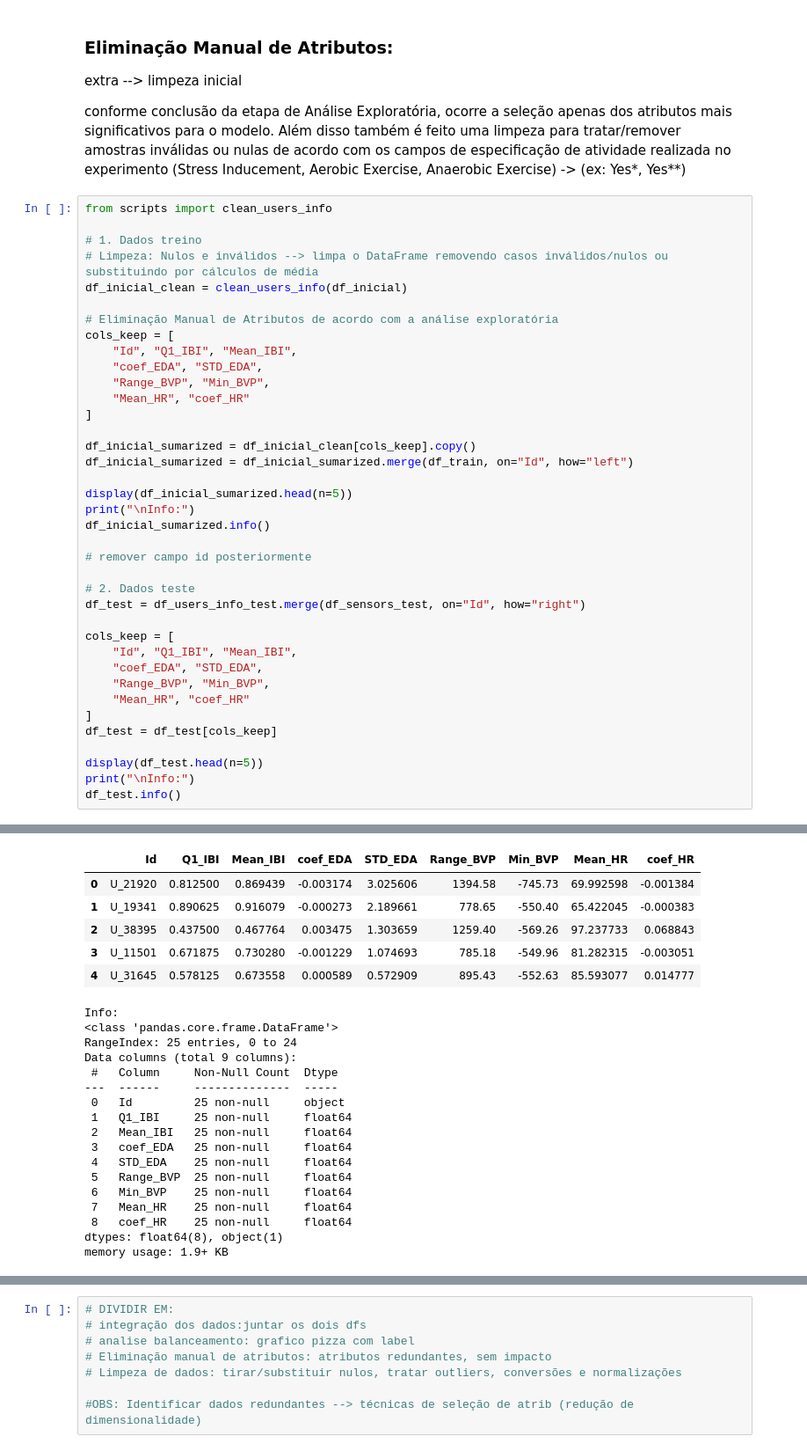
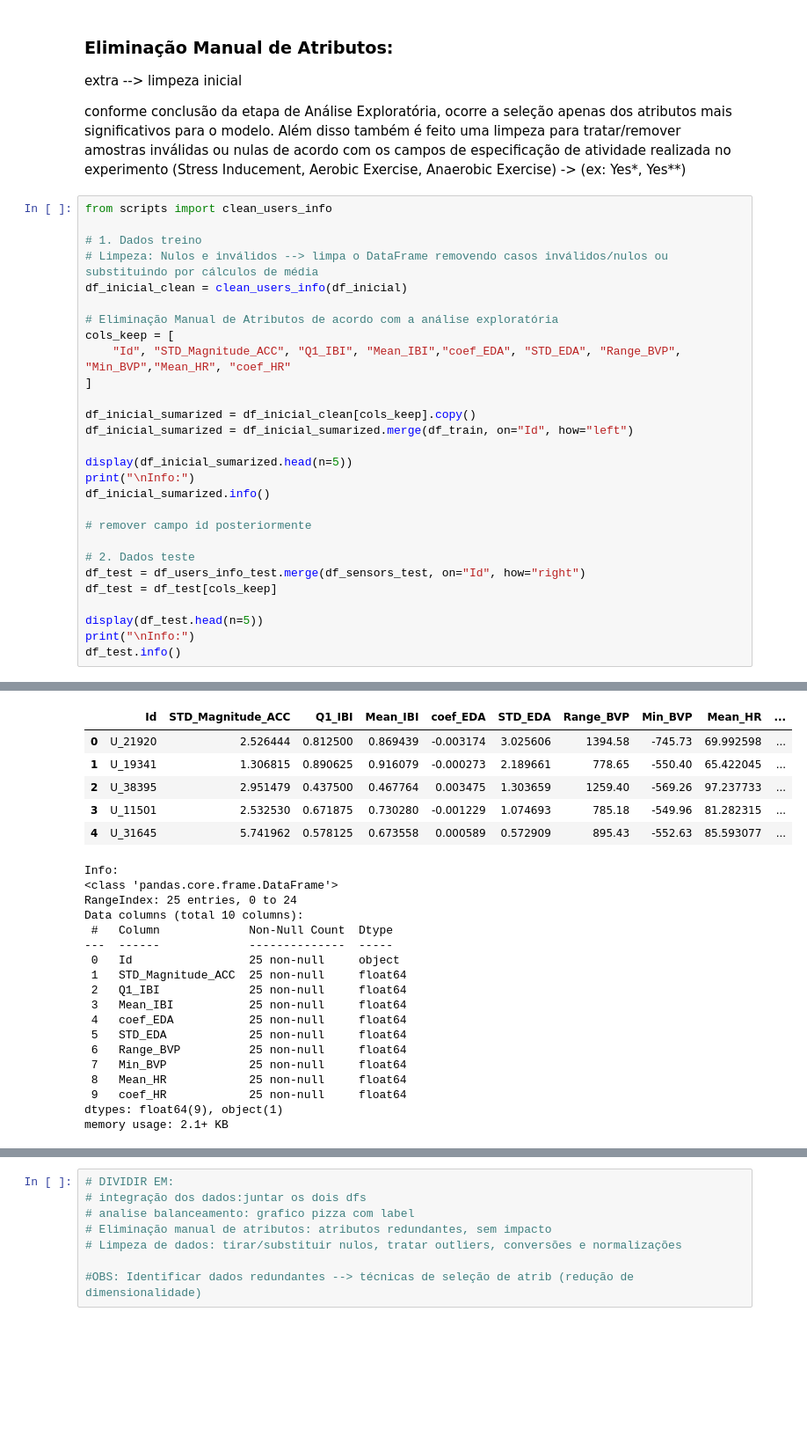
Before and after one commit to ottonifel/PROJETO_ML_FelipeOttoni_LeticiaAlmeida, a Jupyter notebook: main.ipynb, the cells around one changed output, grey strips where cells are left out. Shown at 88% size. Drawn from its saved outputs; the diff is of its cells as text; blank space fills up the shorter version.

```diff
--- a/main.ipynb
+++ b/main.ipynb
@@ -525,10 +596,7 @@ df_inicial_clean = clean_users_info(df_inicial)
 
 # Eliminação Manual de Atributos de acordo com a análise exploratória
 cols_keep = [
-    "Id", "Q1_IBI", "Mean_IBI",
-    "coef_EDA", "STD_EDA",
-    "Range_BVP", "Min_BVP",
-    "Mean_HR", "coef_HR"
+    "Id", "STD_Magnitude_ACC", "Q1_IBI", "Mean_IBI","coef_EDA", "STD_EDA", "Range_BVP", "Min_BVP","Mean_HR", "coef_HR"
 ]
 
 df_inicial_sumarized = df_inicial_clean[cols_keep].copy()
@@ -542,13 +610,6 @@ df_inicial_sumarized.info()
 
 # 2. Dados teste
 df_test = df_users_info_test.merge(df_sensors_test, on="Id", how="right")
-
-cols_keep = [
-    "Id", "Q1_IBI", "Mean_IBI",
-    "coef_EDA", "STD_EDA",
-    "Range_BVP", "Min_BVP",
-    "Mean_HR", "coef_HR"
-]
 df_test = df_test[cols_keep]
 
 display(df_test.head(n=5))
@@ -582,23 +644,24 @@ memory usage: 4.7+ KB
-|  | Id | Q1_IBI | Mean_IBI | coef_EDA | STD_EDA | Range_BVP | Min_BVP | Mean_HR | coef_HR |
-| 0 | U_21920 | 0.812500 | 0.869439 | -0.003174 | 3.025606 | 1394.58 | -745.73 | 69.992598 | -0.001384 |
-| 1 | U_19341 | 0.890625 | 0.916079 | -0.000273 | 2.189661 | 778.65 | -550.40 | 65.422045 | -0.000383 |
-| 2 | U_38395 | 0.437500 | 0.467764 | 0.003475 | 1.303659 | 1259.40 | -569.26 | 97.237733 | 0.068843 |
-| 3 | U_11501 | 0.671875 | 0.730280 | -0.001229 | 1.074693 | 785.18 | -549.96 | 81.282315 | -0.003051 |
-| 4 | U_31645 | 0.578125 | 0.673558 | 0.000589 | 0.572909 | 895.43 | -552.63 | 85.593077 | 0.014777 |
+|  | Id | STD_Magnitude_ACC | Q1_IBI | Mean_IBI | coef_EDA | STD_EDA | Range_BVP | Min_BVP | Mean_HR | ... |
+| 0 | U_21920 | 2.526444 | 0.812500 | 0.869439 | -0.003174 | 3.025606 | 1394.58 | -745.73 | 69.992598 | ... |
+| 1 | U_19341 | 1.306815 | 0.890625 | 0.916079 | -0.000273 | 2.189661 | 778.65 | -550.40 | 65.422045 | ... |
+| 2 | U_38395 | 2.951479 | 0.437500 | 0.467764 | 0.003475 | 1.303659 | 1259.40 | -569.26 | 97.237733 | ... |
+| 3 | U_11501 | 2.532530 | 0.671875 | 0.730280 | -0.001229 | 1.074693 | 785.18 | -549.96 | 81.282315 | ... |
+| 4 | U_31645 | 5.741962 | 0.578125 | 0.673558 | 0.000589 | 0.572909 | 895.43 | -552.63 | 85.593077 | ... |
 Info:
 <class 'pandas.core.frame.DataFrame'>
 RangeIndex: 25 entries, 0 to 24
-Data columns (total 9 columns):
- #   Column     Non-Null Count  Dtype
----  ------     --------------  -----
- 0   Id         25 non-null     object
- 1   Q1_IBI     25 non-null     float64
- 2   Mean_IBI   25 non-null     float64
- 3   coef_EDA   25 non-null     float64
- 4   STD_EDA    25 non-null     float64
- 5   Range_BVP  25 non-null     float64
- 6   Min_BVP    25 non-null     float64
- 7   Mean_HR    25 non-null     float64
- 8   coef_HR    25 non-null     float64
-dtypes: float64(8), object(1)
-memory usage: 1.9+ KB
+Data columns (total 10 columns):
+ #   Column             Non-Null Count  Dtype
+---  ------             --------------  -----
+ 0   Id                 25 non-null     object
+ 1   STD_Magnitude_ACC  25 non-null     float64
+ 2   Q1_IBI             25 non-null     float64
+ 3   Mean_IBI           25 non-null     float64
+ 4   coef_EDA           25 non-null     float64
+ 5   STD_EDA            25 non-null     float64
+ 6   Range_BVP          25 non-null     float64
+ 7   Min_BVP            25 non-null     float64
+ 8   Mean_HR            25 non-null     float64
+ 9   coef_HR            25 non-null     float64
+dtypes: float64(9), object(1)
+memory usage: 2.1+ KB
```
Also changed, not shown: parts of 15 cells of this notebook, 3 other files.
